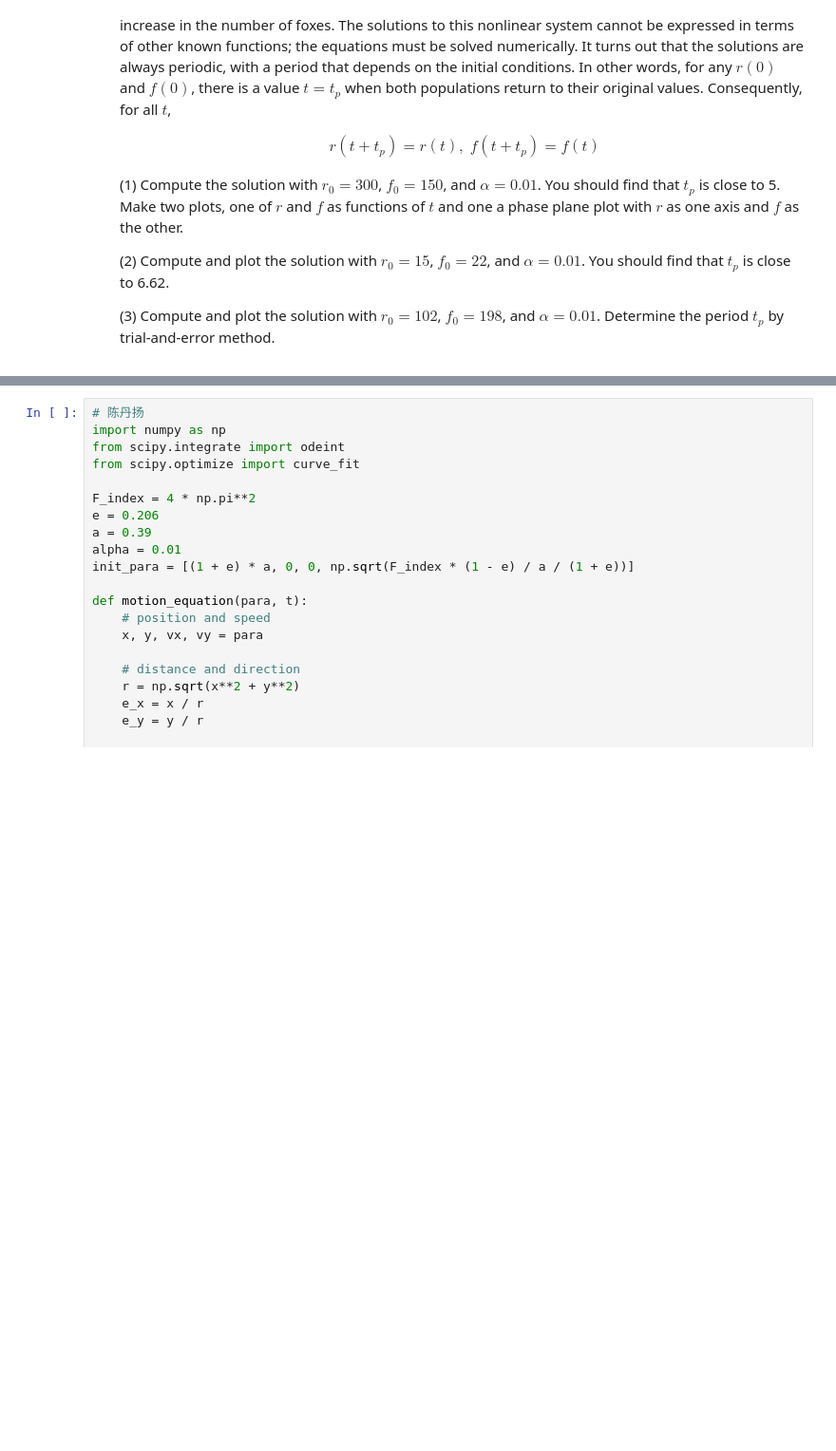
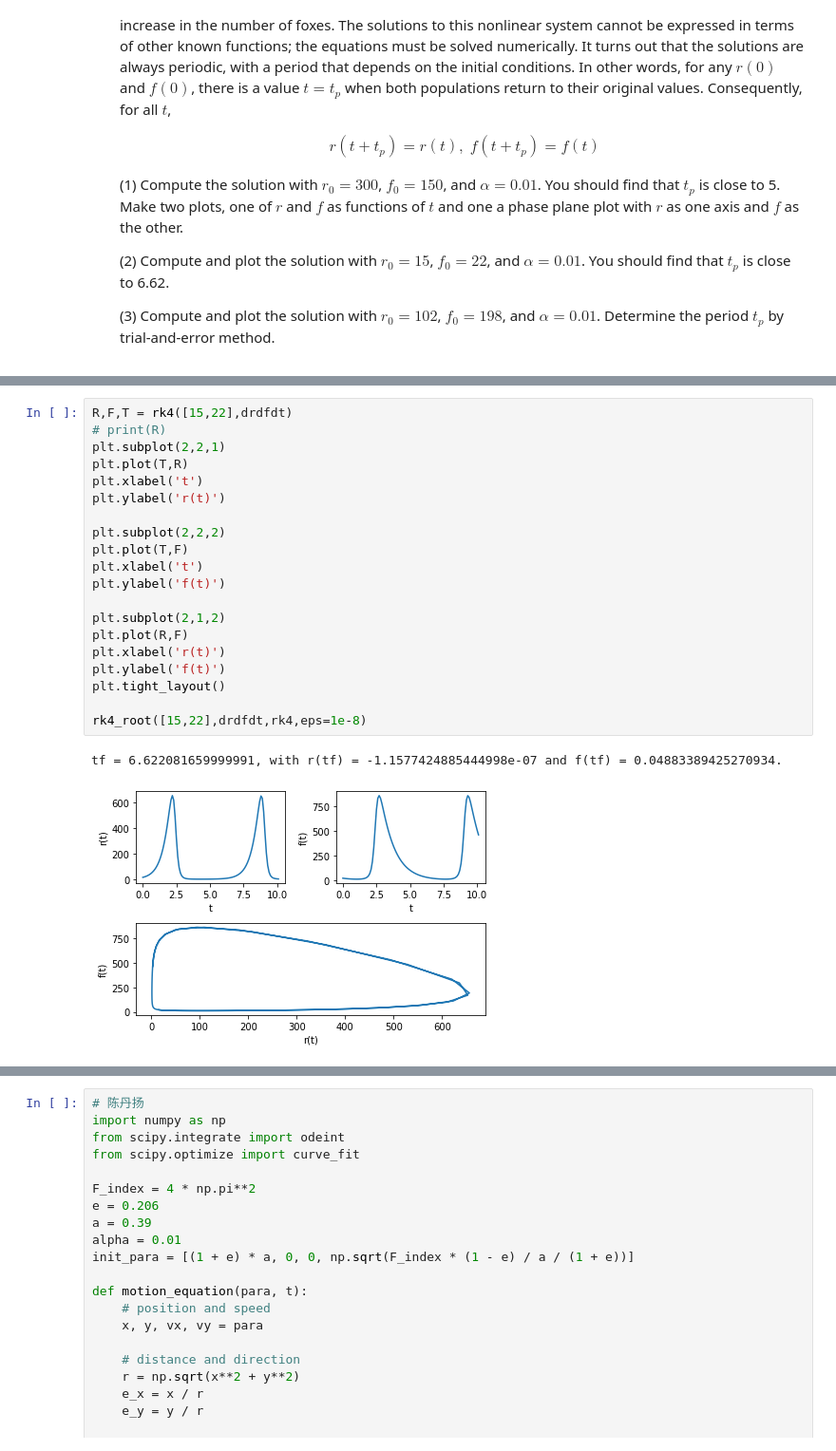
Before and after one commit to Little-old-brother-team/GroupWork, a Jupyter notebook: Week14/第三组-陈丹扬-黄靖涵-张晰.ipynb, the cells around one changed output, grey strips where cells are left out. Shown at 95% size. Drawn from its saved outputs; the diff is of its cells as text; blank space fills up the shorter version.

```diff
--- a/Week14/第三组-陈丹扬-黄靖涵-张晰.ipynb
+++ b/Week14/第三组-陈丹扬-黄靖涵-张晰.ipynb
@@ -27,0 +119,23 @@
+# %%
+R,F,T = rk4([15,22],drdfdt)
+# print(R)
+plt.subplot(2,2,1)
+plt.plot(T,R)
+plt.xlabel('t')
+plt.ylabel('r(t)')
+
+plt.subplot(2,2,2)
+plt.plot(T,F)
+plt.xlabel('t')
+plt.ylabel('f(t)')
+
+plt.subplot(2,1,2)
+plt.plot(R,F)
+plt.xlabel('r(t)')
+plt.ylabel('f(t)')
+plt.tight_layout()
+
+rk4_root([15,22],drdfdt,rk4,eps=1e-8)
+# %% [output]
+tf = 6.622081659999991, with r(tf) = -1.1577424885444998e-07 and f(tf) = 0.04883389425270934.
+[figure, added]
```
Also changed, not shown: parts of 2 cells of this notebook.
